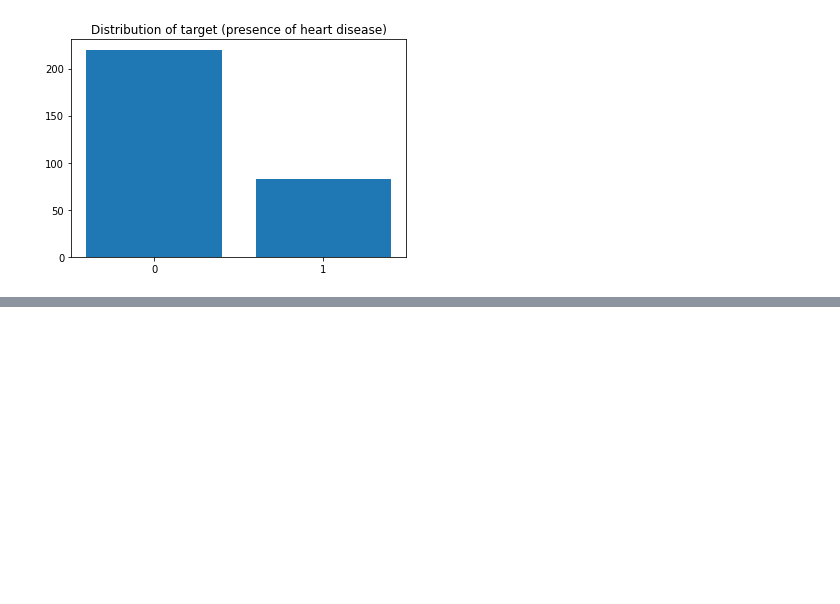
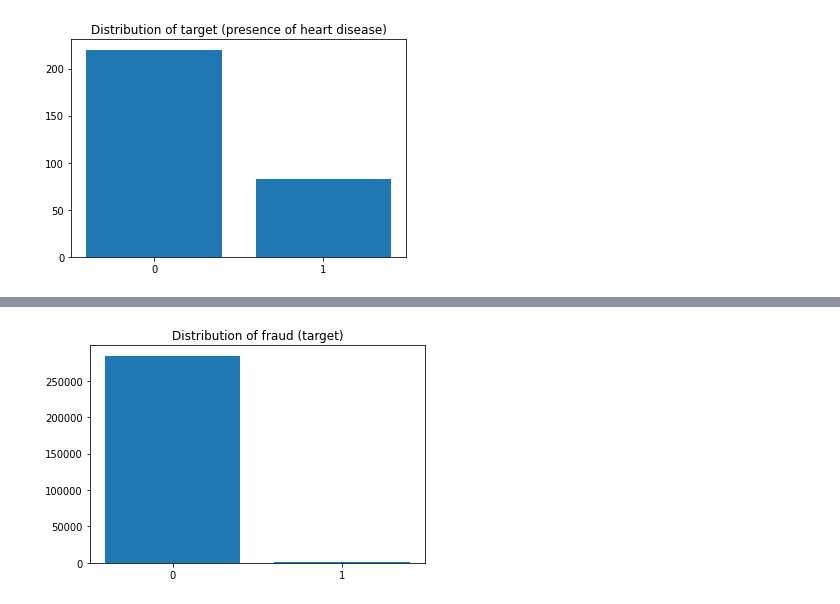
Before and after one commit to koaning/scikit-lego, a Jupyter notebook: doc/datasets.ipynb, the cells around one changed output, grey strips where cells are left out. Drawn from its saved outputs; the diff is of its cells as text; code cells hidden in the pictures; blank space fills up the shorter version.

Commit message:
add last 3 datasets

```diff
--- a/doc/datasets.ipynb
+++ b/doc/datasets.ipynb
@@ -147,0 +203,7 @@ plt.title('Distribution of target (presence of heart disease)');
+# %%
+from sklego.datasets import fetch_creditcard
+
+dict_creditcard = fetch_creditcard(as_frame=True)
+
+df_creditcard = dict_creditcard['frame']
+df_creditcard.head()
@@ -147,0 +218,7 @@ plt.title('Distribution of target (presence of heart disease)');
+# %%
+X, y = dict_creditcard['data'], dict_creditcard['target']
+
+plt.bar(Counter(y).keys(), Counter(y).values())
+plt.title('Distribution of fraud (target)');
+# %% [output]
+[figure, added]
```
Also changed, not shown: parts of 9 cells of this notebook.
